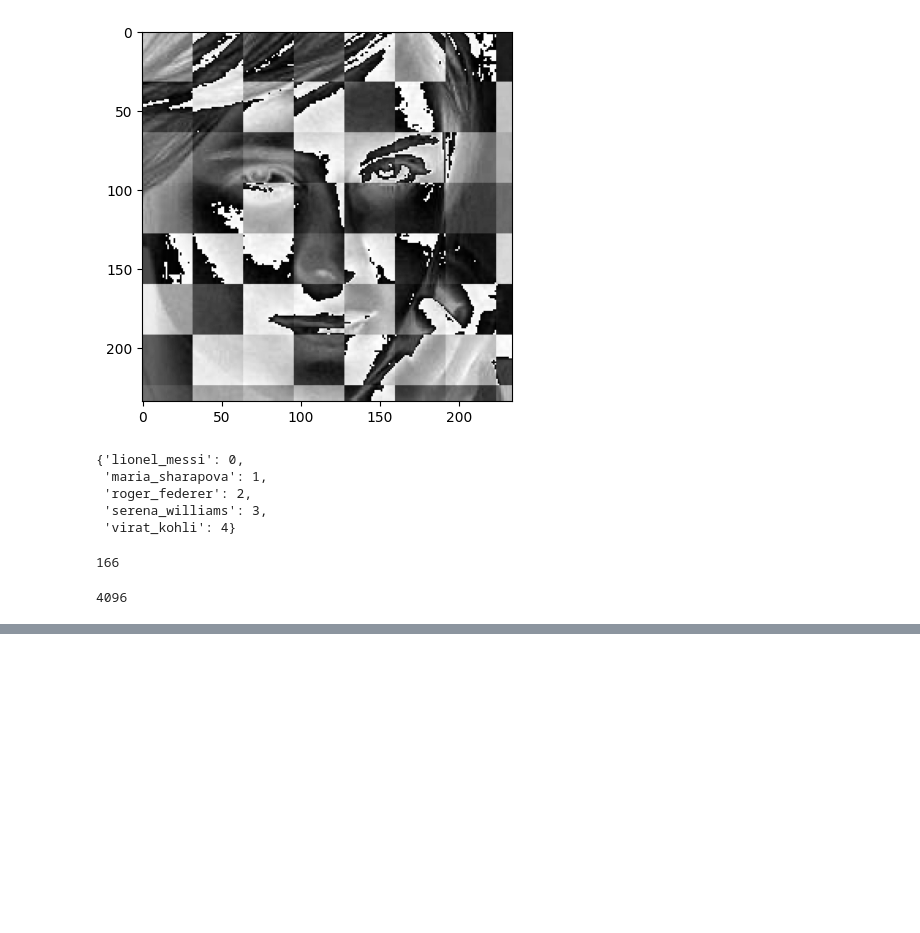
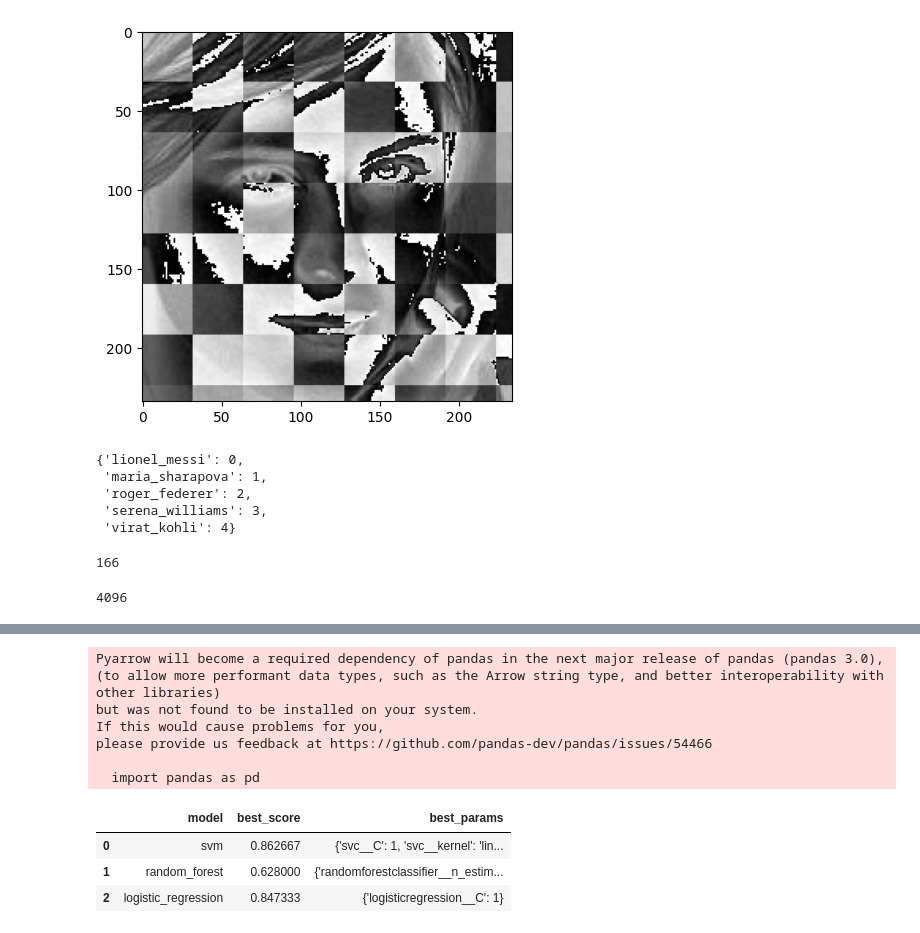
Before and after one commit to kamrul-pu/machine-learning, a Jupyter notebook: 5_projects/image_classification/model/face_recogination.ipynb, the cells around one changed output, grey strips where cells are left out. Saved outputs shown, nothing was run; the diff lists cells and outputs as text; code cells hidden in the pictures; blank space fills up the shorter version.

```diff
--- a/5_projects/image_classification/model/face_recogination.ipynb
+++ b/5_projects/image_classification/model/face_recogination.ipynb
@@ -298,0 +344,53 @@ array([[100],
+# %%
+# use gridsearch cv to with different model and parameters. to select best model
+model_params = {
+    'svm': {
+        'model': svm.SVC(gamma='auto',probability=True),
+        'params' : {
+            'svc__C': [1,10,100,1000],
+            'svc__kernel': ['rbf','linear']
+        }
+    },
+    'random_forest': {
+        'model': RandomForestClassifier(),
+        'params' : {
+            'randomforestclassifier__n_estimators': [1,5,10]
+        }
+    },
+    'logistic_regression' : {
+        'model': LogisticRegression(solver='liblinear',multi_class='auto'),
+        'params': {
+            'logisticregression__C': [1,5,10]
+        }
+    }
+}
+# %%
+scores = []
+best_estimators = {}
+import pandas as pd
+
+for algo, mp in model_params.items():
+    pipe = make_pipeline(StandardScaler(), mp["model"])
+    clf = GridSearchCV(pipe, mp["params"], cv=5, return_train_score=False)
+    clf.fit(X_train, Y_train)
+    scores.append({
+    "model": algo,
+    "best_score": clf.best_score_,
+    "best_params": clf.best_params_
+    })
+    best_estimators[algo] = clf.best_estimator_
+
+df = pd.DataFrame(scores, columns=["model", "best_score", "best_params"])
+df
+# %% [output]
+Pyarrow will become a required dependency of pandas in the next major release of pandas (pandas 3.0),
+(to allow more performant data types, such as the Arrow string type, and better interoperability with other libraries)
+but was not found to be installed on your system.
+If this would cause problems for you,
+please provide us feedback at https://github.com/pandas-dev/pandas/issues/54466
+
+  import pandas as pd
+|  | model | best_score | best_params |
+| 0 | svm | 0.862667 | {'svc__C': 1, 'svc__kernel': 'lin... |
+| 1 | random_forest | 0.628000 | {'randomforestclassifier__n_estim... |
+| 2 | logistic_regression | 0.847333 | {'logisticregression__C': 1} |
```
Also changed, not shown: parts of 15 cells of this notebook, 2 other files.
